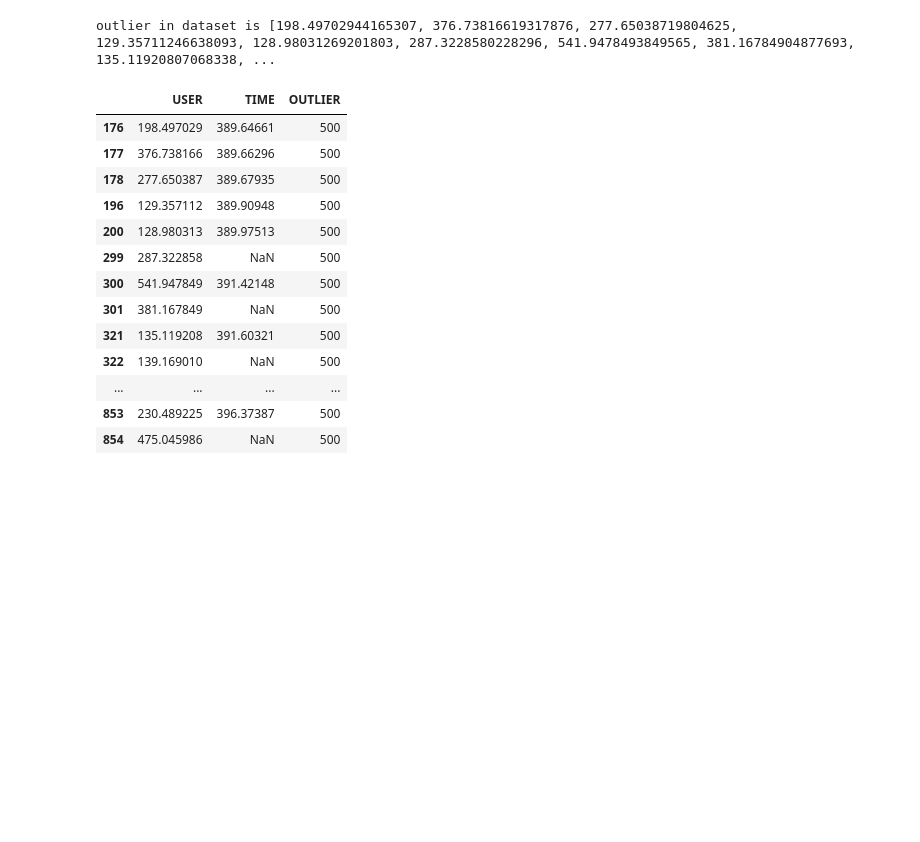
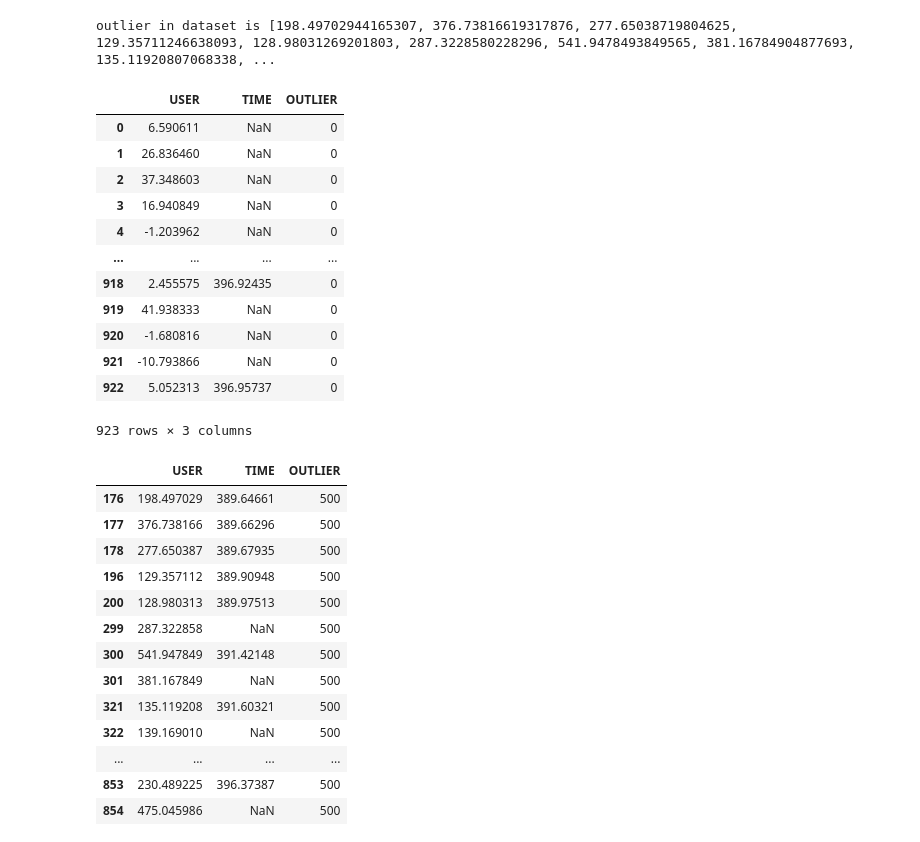
Before and after one commit to anapaulasandes/ppgeb_masters, a Jupyter notebook: python_syncronization/v1-clean_data.ipynb, the cells around one changed output. Cells and saved outputs as stored; diff of their text form; code cells hidden in the pictures; blank space fills up the shorter version.

```diff
--- a/python_syncronization/v1-clean_data.ipynb
+++ b/python_syncronization/v1-clean_data.ipynb
@@ -213,6 +236,22 @@ def is_outlier(val):
         return 0
 # %%
 df_plot["OUTLIER"] = df_plot["USER"].apply(is_outlier)
+# %%
+df_plot
+# %% [output]
+|  | USER | TIME | OUTLIER |
+| 0 | 6.590611 | NaN | 0 |
+| 1 | 26.836460 | NaN | 0 |
+| 2 | 37.348603 | NaN | 0 |
+| 3 | 16.940849 | NaN | 0 |
+| 4 | -1.203962 | NaN | 0 |
+| ... | ... | ... | ... |
+| 918 | 2.455575 | 396.92435 | 0 |
+| 919 | 41.938333 | NaN | 0 |
+| 920 | -1.680816 | NaN | 0 |
+| 921 | -10.793866 | NaN | 0 |
+| 922 | 5.052313 | 396.95737 | 0 |
+923 rows × 3 columns
 # %%
 
 def plot_time_series_eeg(df):
```
Also changed, not shown: parts of 47 cells of this notebook, 25 other files.
